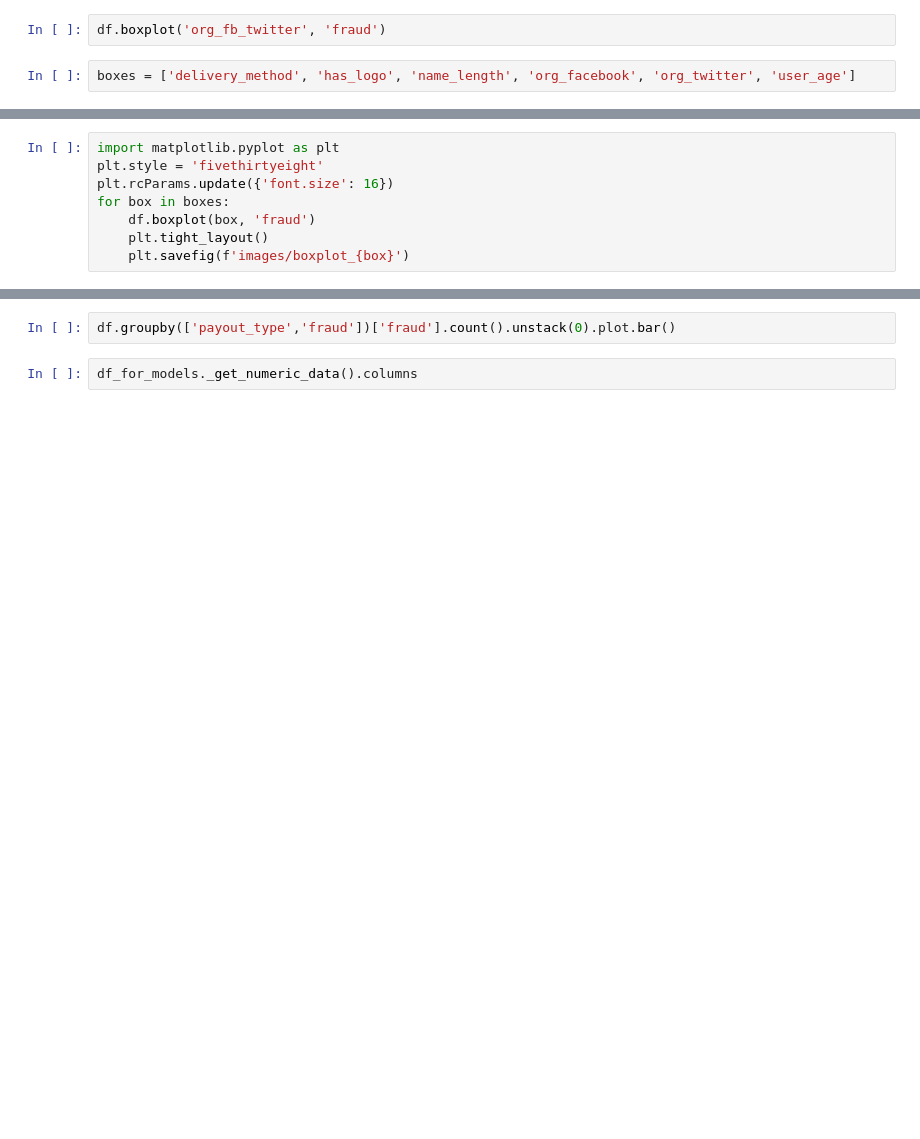
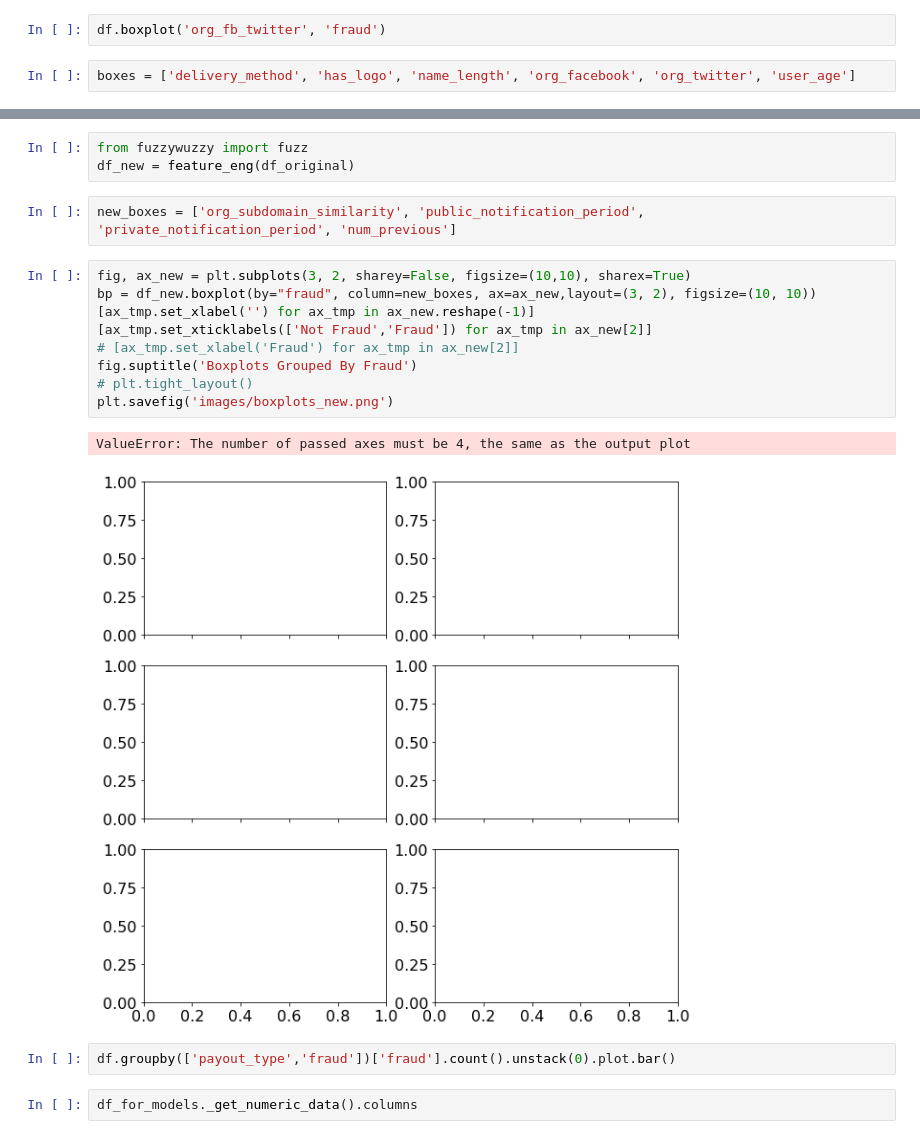
Before and after one commit to jlan84/fraud-detection, a Jupyter notebook: mw_FraudCaseStudyOverview.ipynb, the cells around one changed output, grey strips where cells are left out. Drawn from its saved outputs; the diff is of its cells as text; blank space fills up the shorter version.

Commit message:
boxplots update

```diff
--- a/mw_FraudCaseStudyOverview.ipynb
+++ b/mw_FraudCaseStudyOverview.ipynb
@@ -138,8 +127,0 @@ array([[<matplotlib.axes._subplots.AxesSubplot object at 0x...>,
-# %%
-import matplotlib.pyplot as plt
-plt.style = 'fivethirtyeight'
-plt.rcParams.update({'font.size': 16})
-for box in boxes:
-    df.boxplot(box, 'fraud')
-    plt.tight_layout()
-    plt.savefig(f'images/boxplot_{box}')
@@ -153,3 +161,20 @@ for box in boxes:
+# %%
+from fuzzywuzzy import fuzz
+df_new = feature_eng(df_original)
+# %%
+new_boxes = ['org_subdomain_similarity', 'public_notification_period', 'private_notification_period', 'num_previous']
+# %%
+fig, ax_new = plt.subplots(3, 2, sharey=False, figsize=(10,10), sharex=True)
+bp = df_new.boxplot(by="fraud", column=new_boxes, ax=ax_new,layout=(3, 2), figsize=(10, 10))
+[ax_tmp.set_xlabel('') for ax_tmp in ax_new.reshape(-1)]
+[ax_tmp.set_xticklabels(['Not Fraud','Fraud']) for ax_tmp in ax_new[2]]
+# [ax_tmp.set_xlabel('Fraud') for ax_tmp in ax_new[2]]
+fig.suptitle('Boxplots Grouped By Fraud')
+# plt.tight_layout()
+plt.savefig('images/boxplots_new.png')
+# %% [output]
+ValueError: The number of passed axes must be 4, the same as the output plot
+[figure, added]
 # %%
 df.groupby(['payout_type','fraud'])['fraud'].count().unstack(0).plot.bar()
 # %%
```
Also changed, not shown: parts of 5 cells of this notebook, 2 other files.
